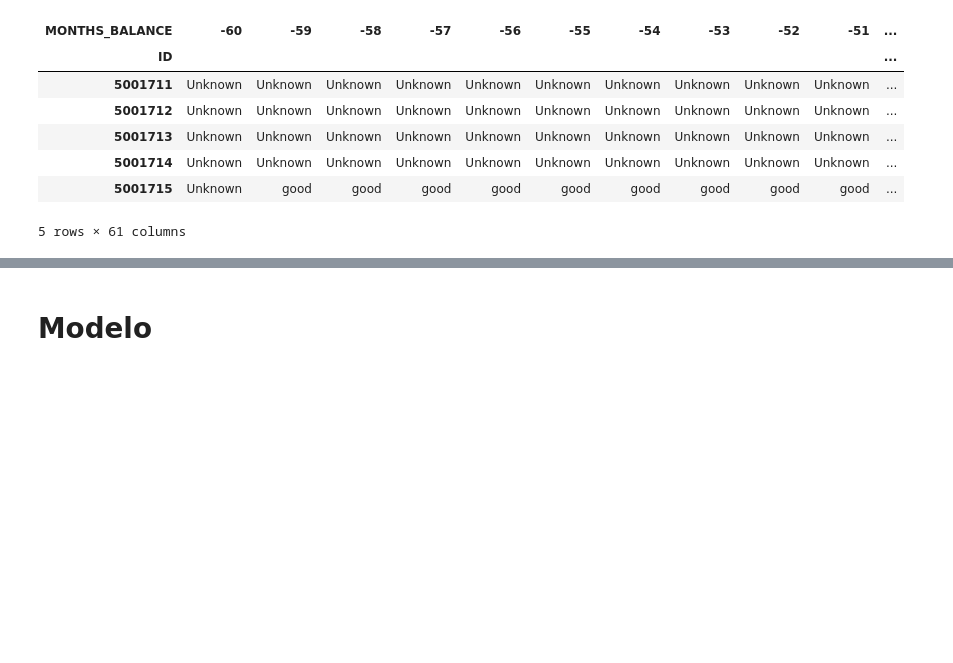
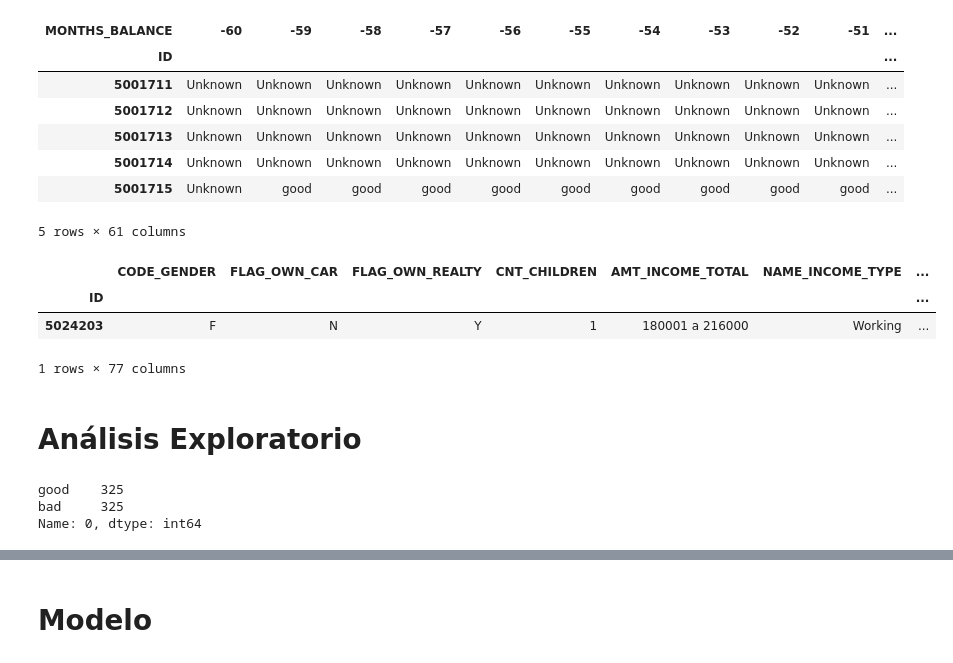
Before and after one commit to Afroefras/Pruebas, a Jupyter notebook: scripts/UnDosTres_BusinessCase.ipynb, the cells around one changed output, grey strips where cells are left out. Saved outputs shown, nothing was run; the diff lists cells and outputs as text; code cells hidden in the pictures; blank space fills up the shorter version.

```diff
--- a/scripts/UnDosTres_BusinessCase.ipynb
+++ b/scripts/UnDosTres_BusinessCase.ipynb
@@ -169,7 +169,7 @@ fueron importados exitosamente
 # %% [markdown]
 ## Clientes
 # %%
-X_pre = bc.mod_app(
+app_data = bc.mod_app(
     id_col='ID',
     is_train=True,
     to_drop_cols=['FLAG_MOBIL'],
@@ -181,7 +181,7 @@ X_pre = bc.mod_app(
     ]
 )
 
-X_pre.head()
+app_data.head()
 # %% [output]
 |  | CODE_GENDER | FLAG_OWN_CAR | FLAG_OWN_REALTY | CNT_CHILDREN | AMT_INCOME_TOTAL | NAME_INCOME_TYPE | ... |
 | ID |  |  |  |  |  |  | ... |
@@ -193,8 +193,8 @@ X_pre.head()
 # %% [markdown]
 ## Historia
 # %%
-y_pre = bc.mod_credit(id_col='ID', status_col='STATUS', date_col='MONTHS_BALANCE')
-y_pre.head()
+credit_data = bc.mod_credit(id_col='ID', status_col='STATUS', date_col='MONTHS_BALANCE')
+credit_data.head()
 # %% [output]
 | MONTHS_BALANCE | -60 | -59 | -58 | -57 | -56 | -55 | -54 | -53 | -52 | -51 | ... |
 | ID |  |  |  |  |  |  |  |  |  |  | ... |
@@ -204,3 +204,21 @@ y_pre.head()
 | 5001714 | Unknown | Unknown | Unknown | Unknown | Unknown | Unknown | Unknown | Unknown | Unknown | Unknown | ... |
 | 5001715 | Unknown | good | good | good | good | good | good | good | good | good | ... |
 5 rows × 61 columns
+# %%
+df = app_data.join(credit_data)
+df.columns = list(map(str, df.columns))
+df.sample()
+# %% [output]
+|  | CODE_GENDER | FLAG_OWN_CAR | FLAG_OWN_REALTY | CNT_CHILDREN | AMT_INCOME_TOTAL | NAME_INCOME_TYPE | ... |
+| ID |  |  |  |  |  |  | ... |
+| 5024203 | F | N | Y | 1 | 180001 a 216000 | Working | ... |
+1 rows × 77 columns
+# %% [markdown]
+# Análisis Exploratorio
+# %%
+sub_sample = concat((df[df['0']=='good'].sample((df['0']=='bad').sum()), df[df['0']=='bad']))
+sub_sample['0'].value_counts(dropna=False)
+# %% [output]
+good    325
+bad     325
+Name: 0, dtype: int64
```
Also changed, not shown: parts of 6 cells of this notebook.
